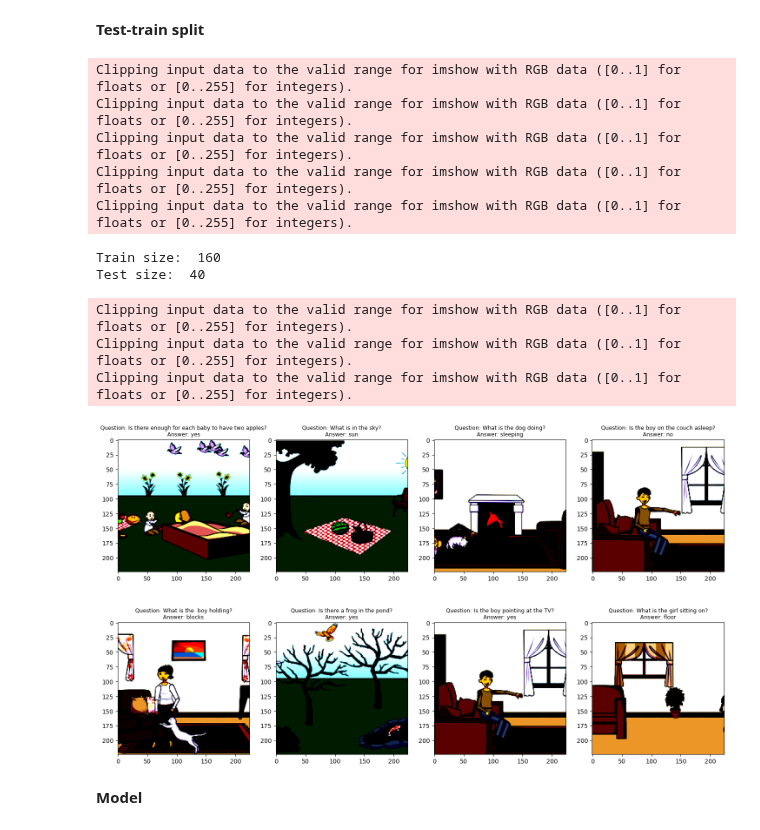
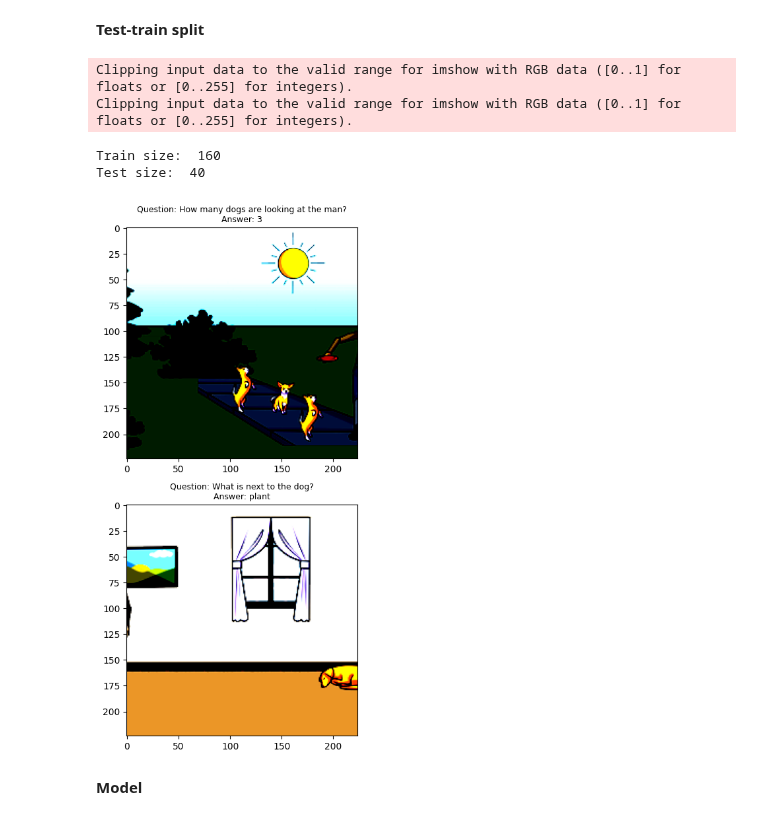
Before and after one commit to JansSolanoVega/Multiple-choice-VQA, a Jupyter notebook: NN_approach.ipynb, the cells around one changed output. Saved outputs shown, nothing was run; the diff lists cells and outputs as text; code cells hidden in the pictures.

```diff
--- a/NN_approach.ipynb
+++ b/NN_approach.ipynb
@@ -35,38 +35,32 @@ for element in tqdm(dataloader, desc="Testing"):
 # %%
 from torch.utils.data import random_split
 import matplotlib.pyplot as plt
 import numpy as np
 
 train_size = int(len(dataset)*0.8)
 test_size = int(len(dataset))-train_size
 train_dataset, test_dataset = random_split(dataset, [train_size, test_size])
 print("Train size: ", train_size)
 print("Test size: ", test_size)
 
-batch_size=8
+batch_size=2
 train_dataloader = DataLoader(train_dataset, batch_size=batch_size, shuffle=True)
 test_dataloader = DataLoader(test_dataset, batch_size=batch_size, shuffle=True)
 
 #Checking data
 fig=plt.figure(0, (18, 10))
 for element in train_dataloader:
     for i in range(batch_size):
         ax = fig.add_subplot(2,int(batch_size/2),i+1)
-        ax.imshow(np.transpose(element["image"][i][0].cpu(), (1, 2, 0))) #Converting to matplotlib format
+        ax.imshow(np.transpose(element["image"][i].cpu(), (1, 2, 0))) #Converting to matplotlib format
         ax.set_title("Question: "+str(element["question"][i])+"\nAnswer: "+str(element["correct_answer_text"][i]), fontsize=9)
     break
 # %% [output]
 Clipping input data to the valid range for imshow with RGB data ([0..1] for floats or [0..255] for integers).
 Clipping input data to the valid range for imshow with RGB data ([0..1] for floats or [0..255] for integers).
-Clipping input data to the valid range for imshow with RGB data ([0..1] for floats or [0..255] for integers).
-Clipping input data to the valid range for imshow with RGB data ([0..1] for floats or [0..255] for integers).
-Clipping input data to the valid range for imshow with RGB data ([0..1] for floats or [0..255] for integers).
 Train size:  160
 Test size:  40
-Clipping input data to the valid range for imshow with RGB data ([0..1] for floats or [0..255] for integers).
-Clipping input data to the valid range for imshow with RGB data ([0..1] for floats or [0..255] for integers).
-Clipping input data to the valid range for imshow with RGB data ([0..1] for floats or [0..255] for integers).
-[figure, old version]
+[figure, new version]
 # %% [markdown]
 **Model**
 # %%
```
Also changed, not shown: parts of 1 cell of this notebook.
